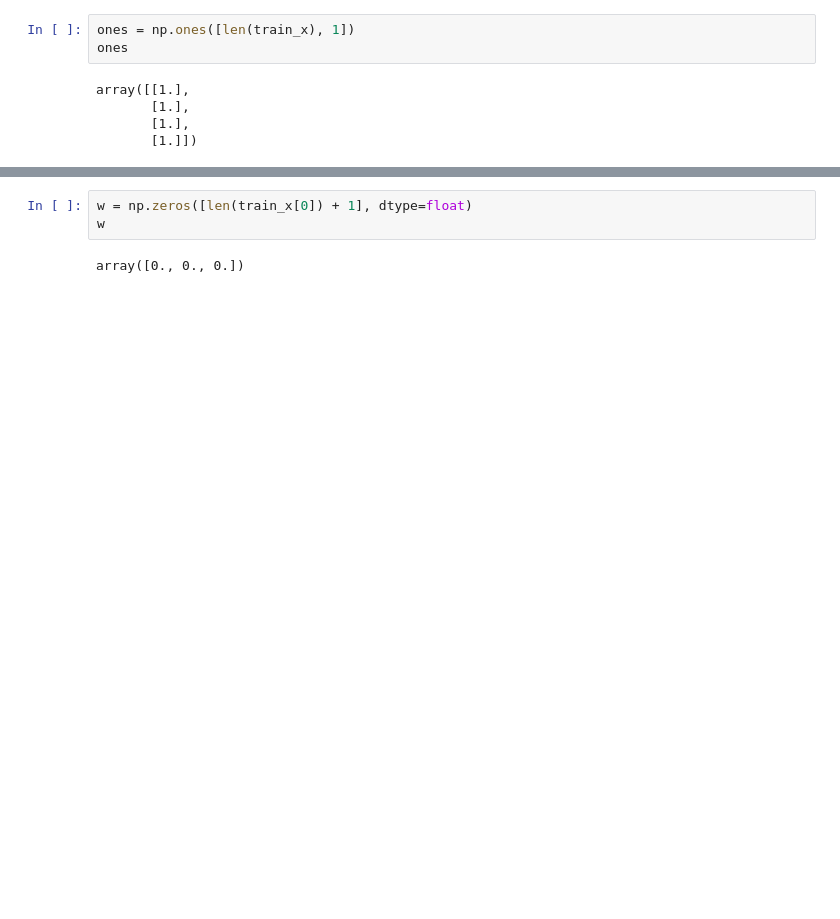
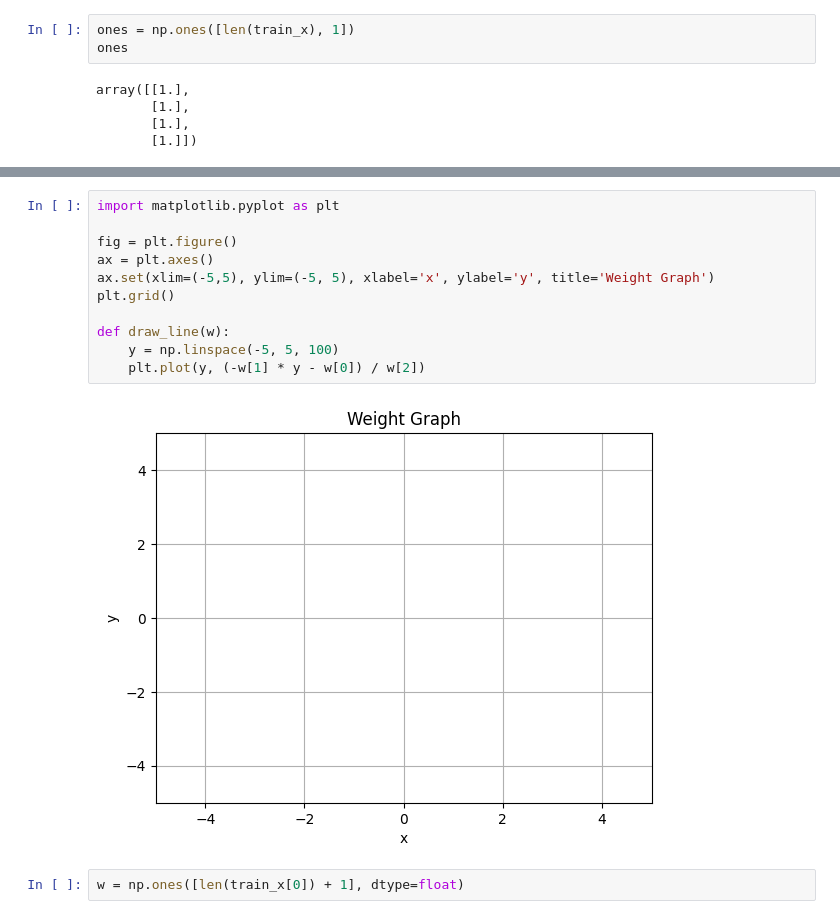
Before and after one commit to RanjanBa/MNIT-2023-24, a Jupyter notebook: ML/perceptron.ipynb, the cells around one changed output, grey strips where cells are left out. Cells and saved outputs as stored; diff of their text form; blank space fills up the shorter version.

Commit message:
perceptron & matplot of weight

```diff
--- a/ML/perceptron.ipynb
+++ b/ML/perceptron.ipynb
@@ -51,7 +46,17 @@ array([[1., 0., 0.],
+# %%
+import matplotlib.pyplot as plt
+
+fig = plt.figure()
+ax = plt.axes()
+ax.set(xlim=(-5,5), ylim=(-5, 5), xlabel='x', ylabel='y', title='Weight Graph')
+plt.grid()
+
+def draw_line(w):
+    y = np.linspace(-5, 5, 100)
+    plt.plot(y, (-w[1] * y - w[0]) / w[2])
+# %% [output]
+[figure, added]
 # %%
-w = np.zeros([len(train_x[0]) + 1], dtype=float)
-w
+w = np.ones([len(train_x[0]) + 1], dtype=float)
-# %% [output]
-array([0., 0., 0.])
 # %%
 print(w)
```
Also changed, not shown: parts of 9 cells of this notebook.
